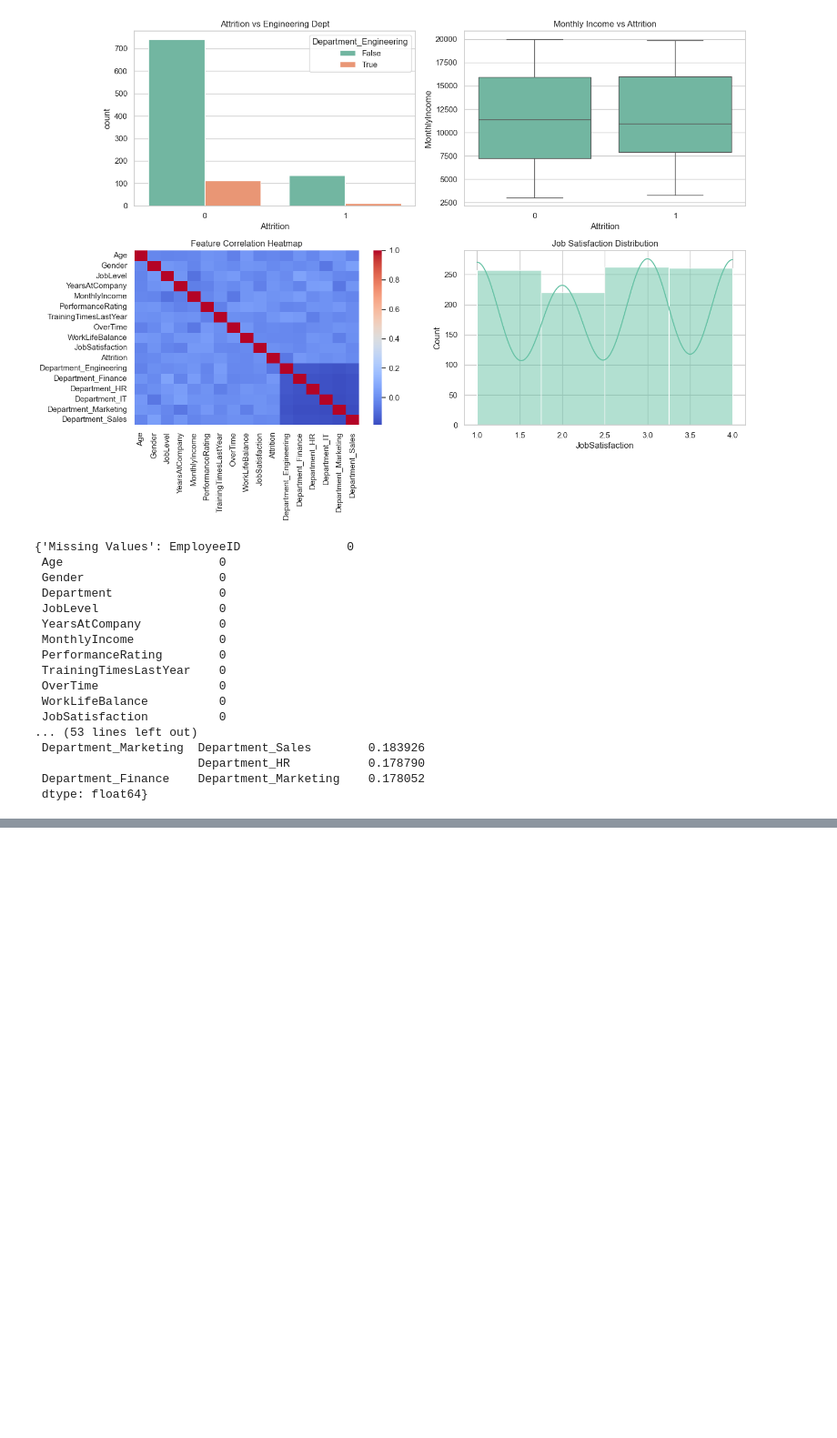
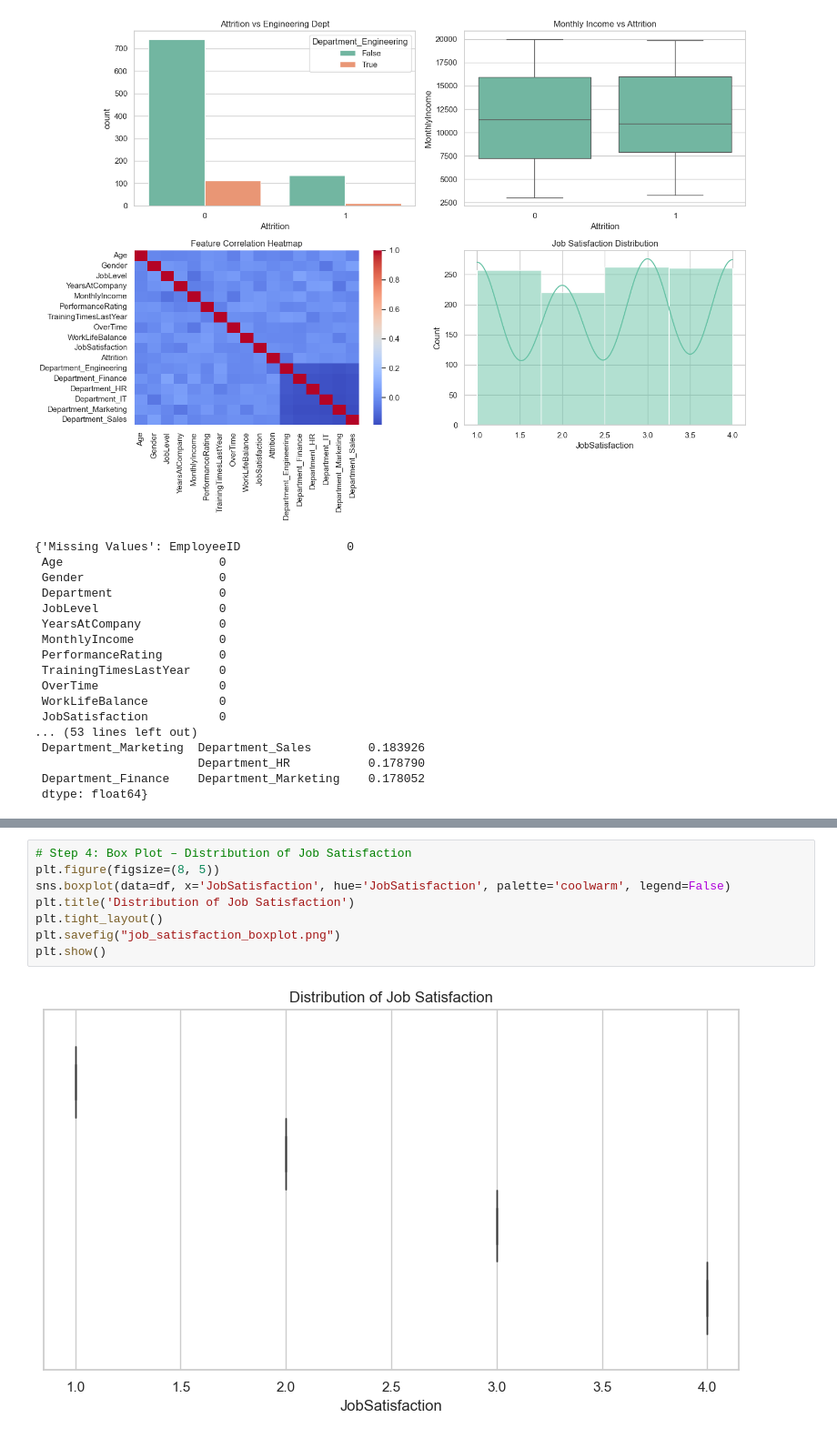
Before and after one commit to Shaurya-Chaturvedi/HR-Analytics-to-Track-Employee-Performance, a Jupyter notebook: main.ipynb, the cells around one changed output, grey strips where cells are left out. Shown at 91% size. Drawn from its saved outputs; the diff is of its cells as text; blank space fills up the shorter version.

```diff
--- a/main.ipynb
+++ b/main.ipynb
@@ -317,0 +350,10 @@ plt.show()
+# %%
+# Step 4: Box Plot – Distribution of Job Satisfaction
+plt.figure(figsize=(8, 5))
+sns.boxplot(data=df, x='JobSatisfaction', hue='JobSatisfaction', palette='coolwarm', legend=False)
+plt.title('Distribution of Job Satisfaction')
+plt.tight_layout()
+plt.savefig("job_satisfaction_boxplot.png")
+plt.show()
+# %% [output]
+[figure, added]
```
Also changed, not shown: parts of 44 cells of this notebook, 13 other files.
